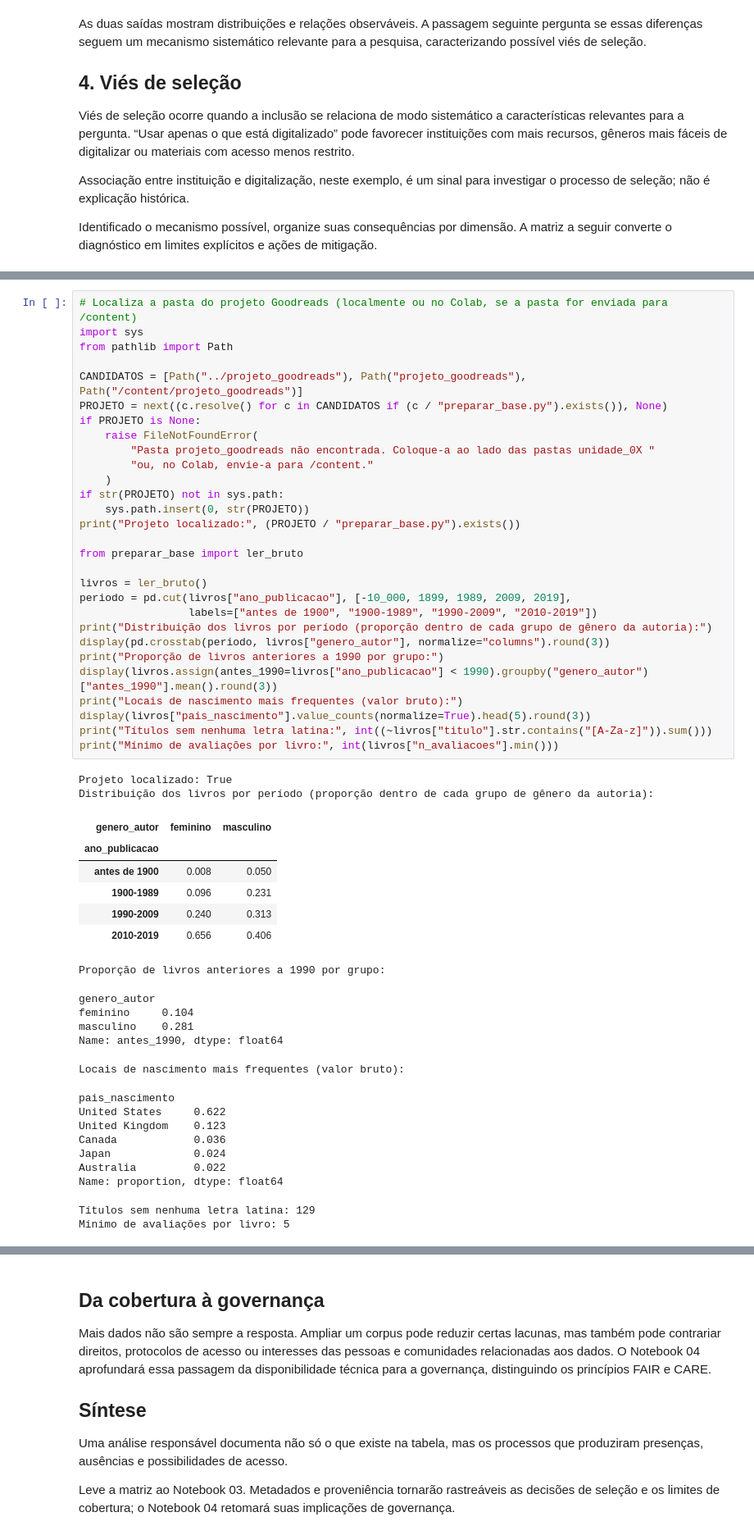
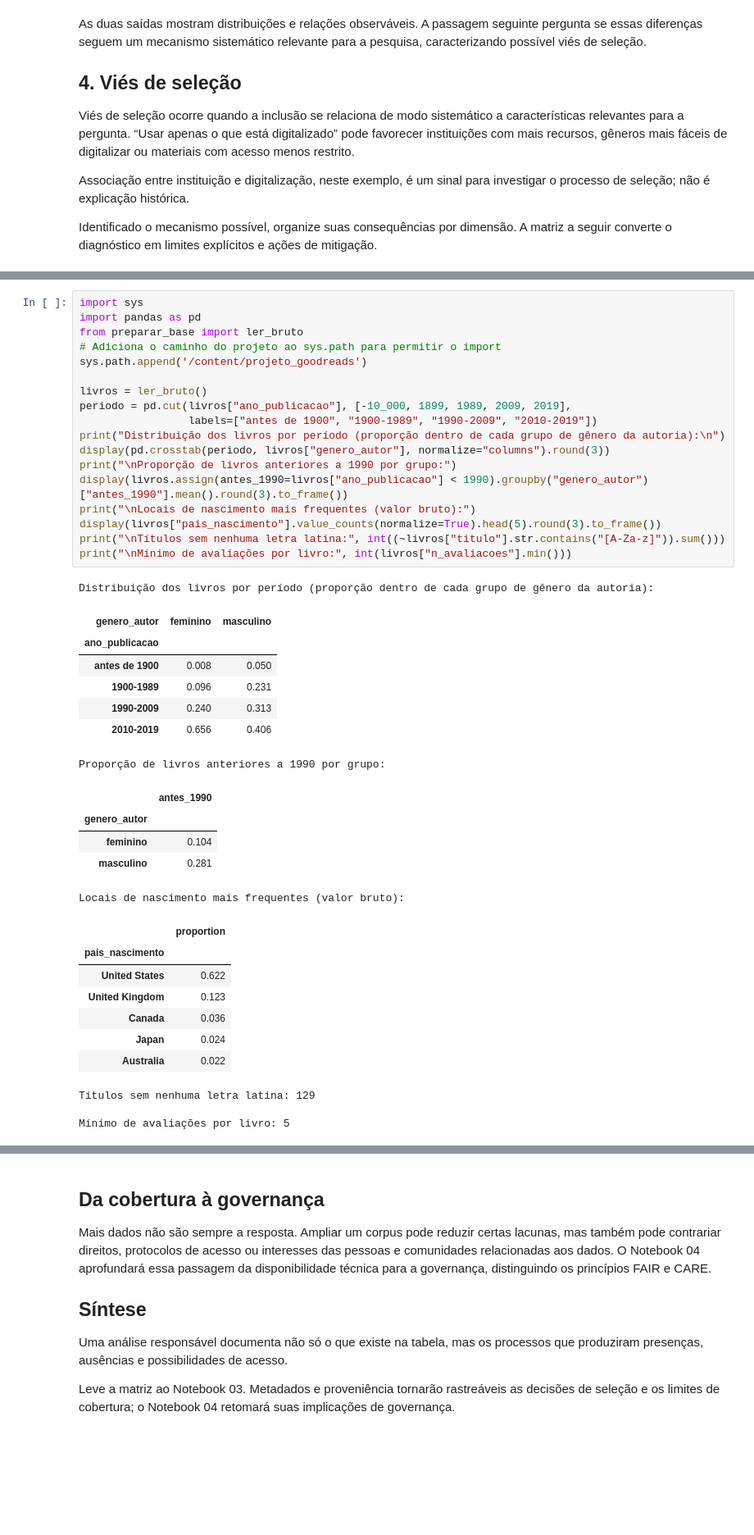
Before and after one commit to andrelfo85/Atividade_Goodreads, a Jupyter notebook: unidade_02/02_cobertura_vieses_e_silencios.ipynb, the cells around one changed output, grey strips where cells are left out. Shown at 82% size. Cells and saved outputs as stored; diff of their text form; blank space fills up the shorter version.

```diff
--- a/unidade_02/02_cobertura_vieses_e_silencios.ipynb
+++ b/unidade_02/02_cobertura_vieses_e_silencios.ipynb
@@ -239,53 +261,42 @@ dados; por isso, o passo seguinte introduz a questão da governança.
 # %%
-# Localiza a pasta do projeto Goodreads (localmente ou no Colab, se a pasta for enviada para /content)
 import sys
-from pathlib import Path
-
-CANDIDATOS = [Path("../projeto_goodreads"), Path("projeto_goodreads"), Path("/content/projeto_goodreads")]
-PROJETO = next((c.resolve() for c in CANDIDATOS if (c / "preparar_base.py").exists()), None)
-if PROJETO is None:
-    raise FileNotFoundError(
-        "Pasta projeto_goodreads não encontrada. Coloque-a ao lado das pastas unidade_0X "
-        "ou, no Colab, envie-a para /content."
-    )
-if str(PROJETO) not in sys.path:
-    sys.path.insert(0, str(PROJETO))
-print("Projeto localizado:", (PROJETO / "preparar_base.py").exists())
-
+import pandas as pd
 from preparar_base import ler_bruto
+# Adiciona o caminho do projeto ao sys.path para permitir o import
+sys.path.append('/content/projeto_goodreads')
 
 livros = ler_bruto()
 periodo = pd.cut(livros["ano_publicacao"], [-10_000, 1899, 1989, 2009, 2019],
                  labels=["antes de 1900", "1900-1989", "1990-2009", "2010-2019"])
-print("Distribuição dos livros por período (proporção dentro de cada grupo de gênero da autoria):")
+print("Distribuição dos livros por período (proporção dentro de cada grupo de gênero da autoria):\n")
 display(pd.crosstab(periodo, livros["genero_autor"], normalize="columns").round(3))
-print("Proporção de livros anteriores a 1990 por grupo:")
-display(livros.assign(antes_1990=livros["ano_publicacao"] < 1990).groupby("genero_autor")["antes_1990"].mean().round(3))
-print("Locais de nascimento mais frequentes (valor bruto):")
-display(livros["pais_nascimento"].value_counts(normalize=True).head(5).round(3))
-print("Títulos sem nenhuma letra latina:", int((~livros["titulo"].str.contains("[A-Za-z]")).sum()))
-print("Mínimo de avaliações por livro:", int(livros["n_avaliacoes"].min()))
+print("\nProporção de livros anteriores a 1990 por grupo:")
+display(livros.assign(antes_1990=livros["ano_publicacao"] < 1990).groupby("genero_autor")["antes_1990"].mean().round(3).to_frame())
+print("\nLocais de nascimento mais frequentes (valor bruto):")
+display(livros["pais_nascimento"].value_counts(normalize=True).head(5).round(3).to_frame())
+print("\nTítulos sem nenhuma letra latina:", int((~livros["titulo"].str.contains("[A-Za-z]")).sum()))
+print("\nMínimo de avaliações por livro:", int(livros["n_avaliacoes"].min()))
 # %% [output]
-Projeto localizado: True
 Distribuição dos livros por período (proporção dentro de cada grupo de gênero da autoria):
 | genero_autor | feminino | masculino |
 | ano_publicacao |  |  |
 | antes de 1900 | 0.008 | 0.050 |
 | 1900-1989 | 0.096 | 0.231 |
 | 1990-2009 | 0.240 | 0.313 |
 | 2010-2019 | 0.656 | 0.406 |
 Proporção de livros anteriores a 1990 por grupo:
+|  | antes_1990 |
+| genero_autor |  |
+| feminino | 0.104 |
+| masculino | 0.281 |
-genero_autor
-feminino     0.104
-masculino    0.281
-Name: antes_1990, dtype: float64
+Locais de nascimento mais frequentes (valor bruto):
+|  | proportion |
+| pais_nascimento |  |
+| United States | 0.622 |
+| United Kingdom | 0.123 |
+| Canada | 0.036 |
+| Japan | 0.024 |
+| Australia | 0.022 |
-Locais de nascimento mais frequentes (valor bruto):
+Títulos sem nenhuma letra latina: 129
+
+Mínimo de avaliações por livro: 5
-pais_nascimento
-United States     0.622
-United Kingdom    0.123
-Canada            0.036
-Japan             0.024
-Australia         0.022
-Name: proportion, dtype: float64
-Títulos sem nenhuma letra latina: 129
-Mínimo de avaliações por livro: 5
```
Also changed, not shown: parts of 9 cells of this notebook.
